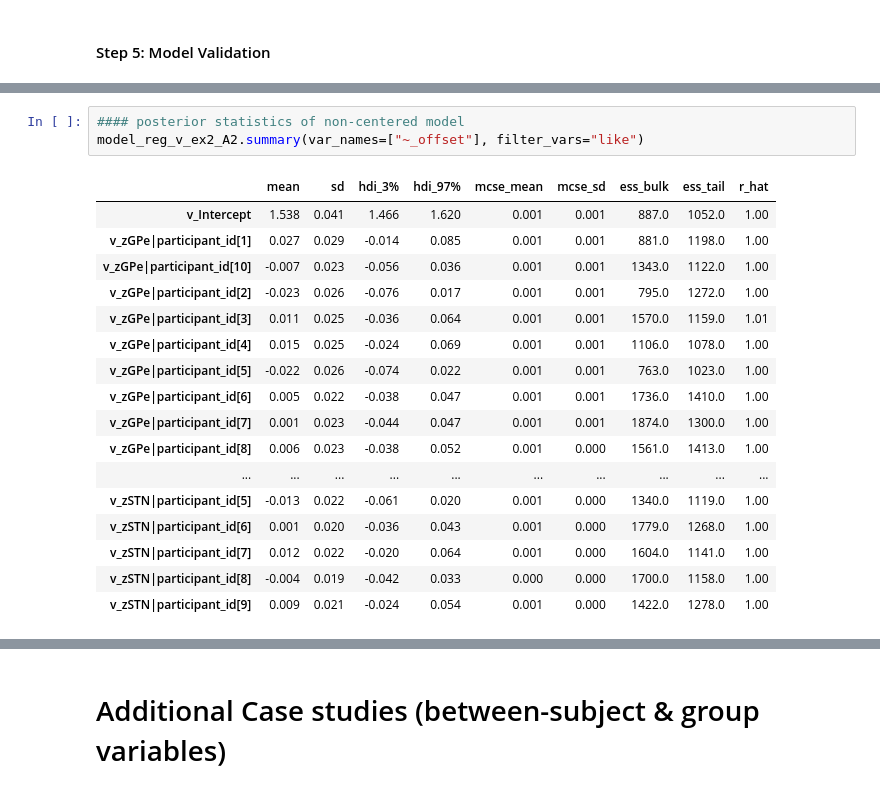
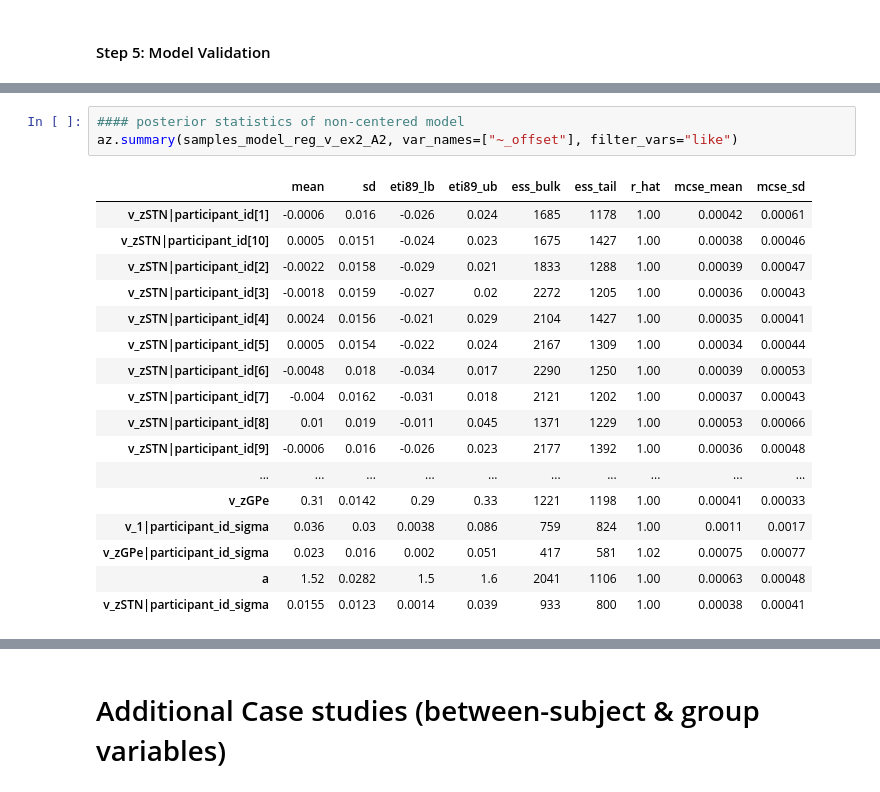
Before and after one commit to lnccbrown/HSSM, a Jupyter notebook: docs/tutorials/hssm_tutorial_workshop_1.ipynb, the cells around one changed output, grey strips where cells are left out. Drawn from its saved outputs; the diff is of its cells as text.

```diff
--- a/docs/tutorials/hssm_tutorial_workshop_1.ipynb
+++ b/docs/tutorials/hssm_tutorial_workshop_1.ipynb
@@ -512,24 +465,24 @@ No posterior predictive samples found. Generating posterior predictive samples u
 # %%
 #### posterior statistics of non-centered model
-model_reg_v_ex2_A2.summary(var_names=["~_offset"], filter_vars="like")
+az.summary(samples_model_reg_v_ex2_A2, var_names=["~_offset"], filter_vars="like")
 # %% [output]
-|  | mean | sd | hdi_3% | hdi_97% | mcse_mean | mcse_sd | ess_bulk | ess_tail | r_hat |
-| v_Intercept | 1.538 | 0.041 | 1.466 | 1.620 | 0.001 | 0.001 | 887.0 | 1052.0 | 1.00 |
-| v_zGPe|participant_id[1] | 0.027 | 0.029 | -0.014 | 0.085 | 0.001 | 0.001 | 881.0 | 1198.0 | 1.00 |
-| v_zGPe|participant_id[10] | -0.007 | 0.023 | -0.056 | 0.036 | 0.001 | 0.001 | 1343.0 | 1122.0 | 1.00 |
-| v_zGPe|participant_id[2] | -0.023 | 0.026 | -0.076 | 0.017 | 0.001 | 0.001 | 795.0 | 1272.0 | 1.00 |
-| v_zGPe|participant_id[3] | 0.011 | 0.025 | -0.036 | 0.064 | 0.001 | 0.001 | 1570.0 | 1159.0 | 1.01 |
-| v_zGPe|participant_id[4] | 0.015 | 0.025 | -0.024 | 0.069 | 0.001 | 0.001 | 1106.0 | 1078.0 | 1.00 |
-| v_zGPe|participant_id[5] | -0.022 | 0.026 | -0.074 | 0.022 | 0.001 | 0.001 | 763.0 | 1023.0 | 1.00 |
-| v_zGPe|participant_id[6] | 0.005 | 0.022 | -0.038 | 0.047 | 0.001 | 0.001 | 1736.0 | 1410.0 | 1.00 |
-| v_zGPe|participant_id[7] | 0.001 | 0.023 | -0.044 | 0.047 | 0.001 | 0.001 | 1874.0 | 1300.0 | 1.00 |
-| v_zGPe|participant_id[8] | 0.006 | 0.023 | -0.038 | 0.052 | 0.001 | 0.000 | 1561.0 | 1413.0 | 1.00 |
+|  | mean | sd | eti89_lb | eti89_ub | ess_bulk | ess_tail | r_hat | mcse_mean | mcse_sd |
+| v_zSTN|participant_id[1] | -0.0006 | 0.016 | -0.026 | 0.024 | 1685 | 1178 | 1.00 | 0.00042 | 0.00061 |
+| v_zSTN|participant_id[10] | 0.0005 | 0.0151 | -0.024 | 0.023 | 1675 | 1427 | 1.00 | 0.00038 | 0.00046 |
+| v_zSTN|participant_id[2] | -0.0022 | 0.0158 | -0.029 | 0.021 | 1833 | 1288 | 1.00 | 0.00039 | 0.00047 |
+| v_zSTN|participant_id[3] | -0.0018 | 0.0159 | -0.027 | 0.02 | 2272 | 1205 | 1.00 | 0.00036 | 0.00043 |
+| v_zSTN|participant_id[4] | 0.0024 | 0.0156 | -0.021 | 0.029 | 2104 | 1427 | 1.00 | 0.00035 | 0.00041 |
+| v_zSTN|participant_id[5] | 0.0005 | 0.0154 | -0.022 | 0.024 | 2167 | 1309 | 1.00 | 0.00034 | 0.00044 |
+| v_zSTN|participant_id[6] | -0.0048 | 0.018 | -0.034 | 0.017 | 2290 | 1250 | 1.00 | 0.00039 | 0.00053 |
+| v_zSTN|participant_id[7] | -0.004 | 0.0162 | -0.031 | 0.018 | 2121 | 1202 | 1.00 | 0.00037 | 0.00043 |
+| v_zSTN|participant_id[8] | 0.01 | 0.019 | -0.011 | 0.045 | 1371 | 1229 | 1.00 | 0.00053 | 0.00066 |
+| v_zSTN|participant_id[9] | -0.0006 | 0.016 | -0.026 | 0.023 | 2177 | 1392 | 1.00 | 0.00036 | 0.00048 |
 | ... | ... | ... | ... | ... | ... | ... | ... | ... | ... |
-| v_zSTN|participant_id[5] | -0.013 | 0.022 | -0.061 | 0.020 | 0.001 | 0.000 | 1340.0 | 1119.0 | 1.00 |
-| v_zSTN|participant_id[6] | 0.001 | 0.020 | -0.036 | 0.043 | 0.001 | 0.000 | 1779.0 | 1268.0 | 1.00 |
-| v_zSTN|participant_id[7] | 0.012 | 0.022 | -0.020 | 0.064 | 0.001 | 0.000 | 1604.0 | 1141.0 | 1.00 |
-| v_zSTN|participant_id[8] | -0.004 | 0.019 | -0.042 | 0.033 | 0.000 | 0.000 | 1700.0 | 1158.0 | 1.00 |
-| v_zSTN|participant_id[9] | 0.009 | 0.021 | -0.024 | 0.054 | 0.001 | 0.000 | 1422.0 | 1278.0 | 1.00 |
+| v_zGPe | 0.31 | 0.0142 | 0.29 | 0.33 | 1221 | 1198 | 1.00 | 0.00041 | 0.00033 |
+| v_1|participant_id_sigma | 0.036 | 0.03 | 0.0038 | 0.086 | 759 | 824 | 1.00 | 0.0011 | 0.0017 |
+| v_zGPe|participant_id_sigma | 0.023 | 0.016 | 0.002 | 0.051 | 417 | 581 | 1.02 | 0.00075 | 0.00077 |
+| a | 1.52 | 0.0282 | 1.5 | 1.6 | 2041 | 1106 | 1.00 | 0.00063 | 0.00048 |
+| v_zSTN|participant_id_sigma | 0.0155 | 0.0123 | 0.0014 | 0.039 | 933 | 800 | 1.00 | 0.00038 | 0.00041 |
 # %%
 # Plotting the posterior predictive
 hssm.plotting.plot_predictive(
```
Also changed, not shown: parts of 27 cells of this notebook, 1 other file.
